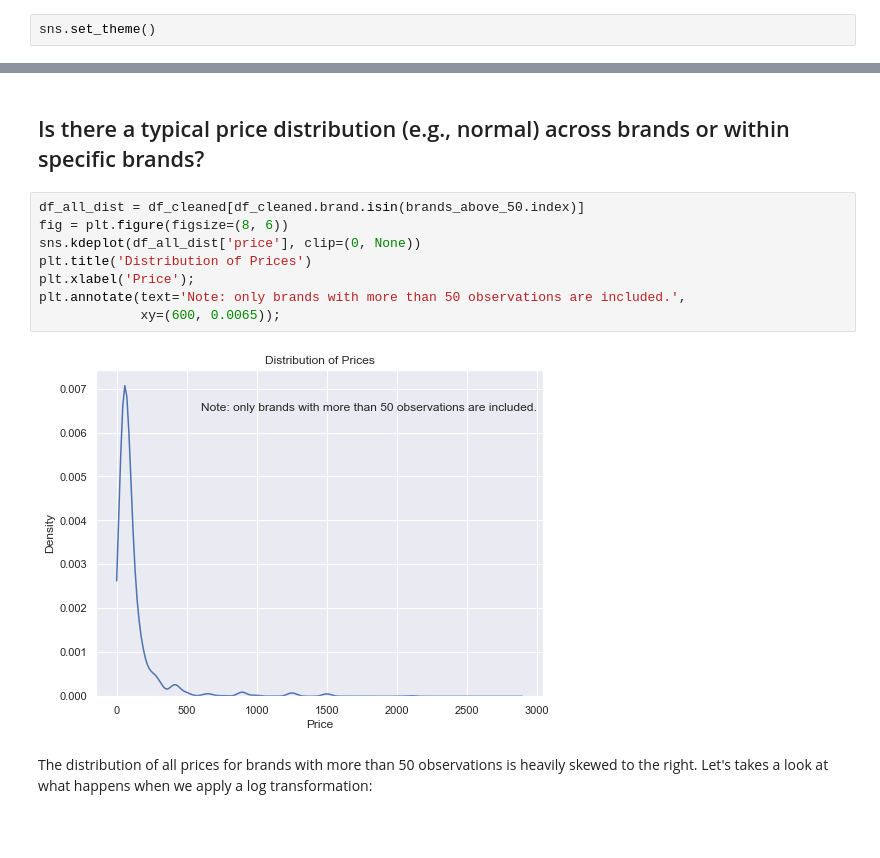
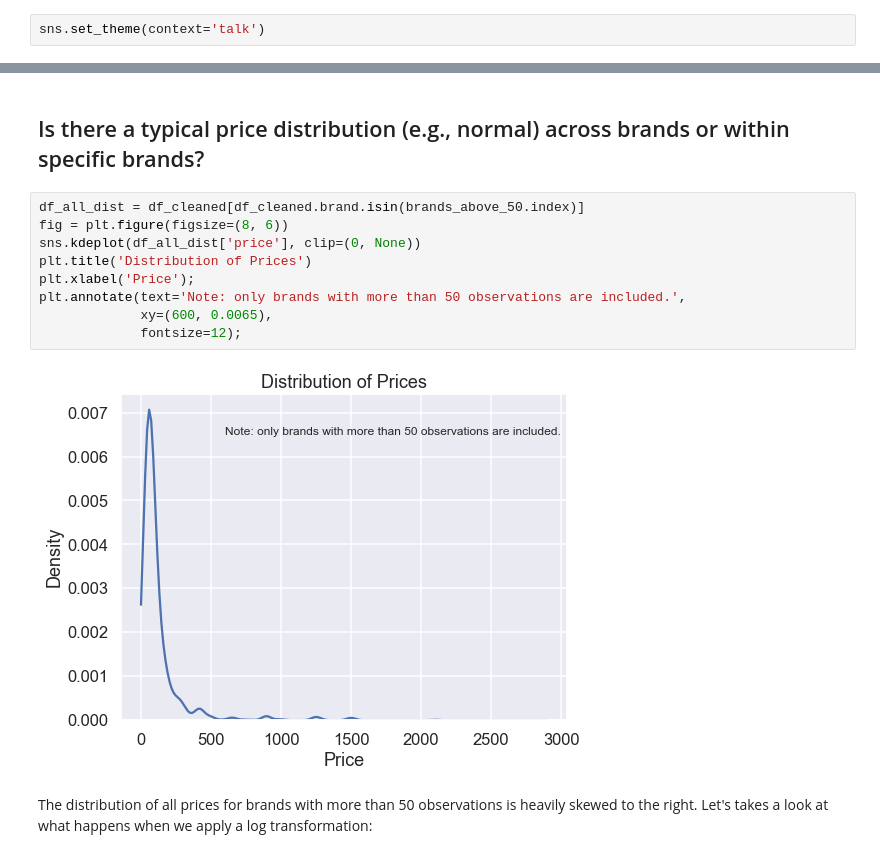
Before and after one commit to tjkyner/mens-shoe-prices, a Jupyter notebook: notebook.ipynb, the cells around one changed output, grey strips where cells are left out. Cells and saved outputs as stored; diff of their text form; blank space fills up the shorter version.

```diff
--- a/notebook.ipynb
+++ b/notebook.ipynb
@@ -17,7 +19,7 @@ import seaborn as sns
 import matplotlib.pyplot as plt
 %matplotlib inline
 # %%
-sns.set_theme()
+sns.set_theme(context='talk')
 # %% [markdown]
 # Data Cleaning / Preprocessing
 
@@ -410,13 +415,14 @@ plt.annotate(text='Note: only brands with more than 50 observations are included
 # %%
 df_all_dist = df_cleaned[df_cleaned.brand.isin(brands_above_50.index)]
 fig = plt.figure(figsize=(8, 6))
 sns.kdeplot(df_all_dist['price'], clip=(0, None))
 plt.title('Distribution of Prices')
 plt.xlabel('Price');
 plt.annotate(text='Note: only brands with more than 50 observations are included.',
-             xy=(600, 0.0065));
+             xy=(600, 0.0065),
+             fontsize=12);
 # %% [output]
-[figure, old version]
+[figure, new version]
 # %% [markdown]
 The distribution of all prices for brands with more than 50 observations is heavily skewed to the right. Let's takes a look at what happens when we apply a log transformation:
 # %%
```
Also changed, not shown: parts of 10 cells of this notebook.
